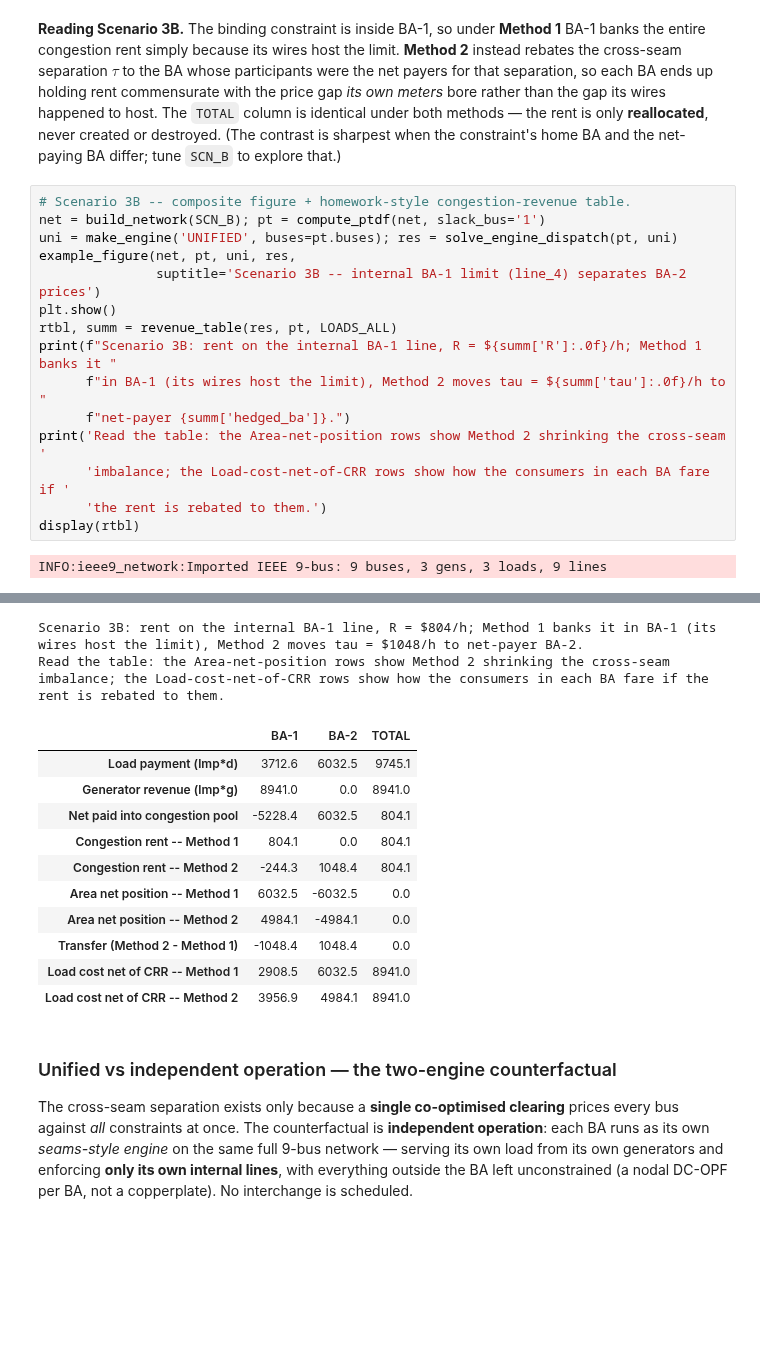
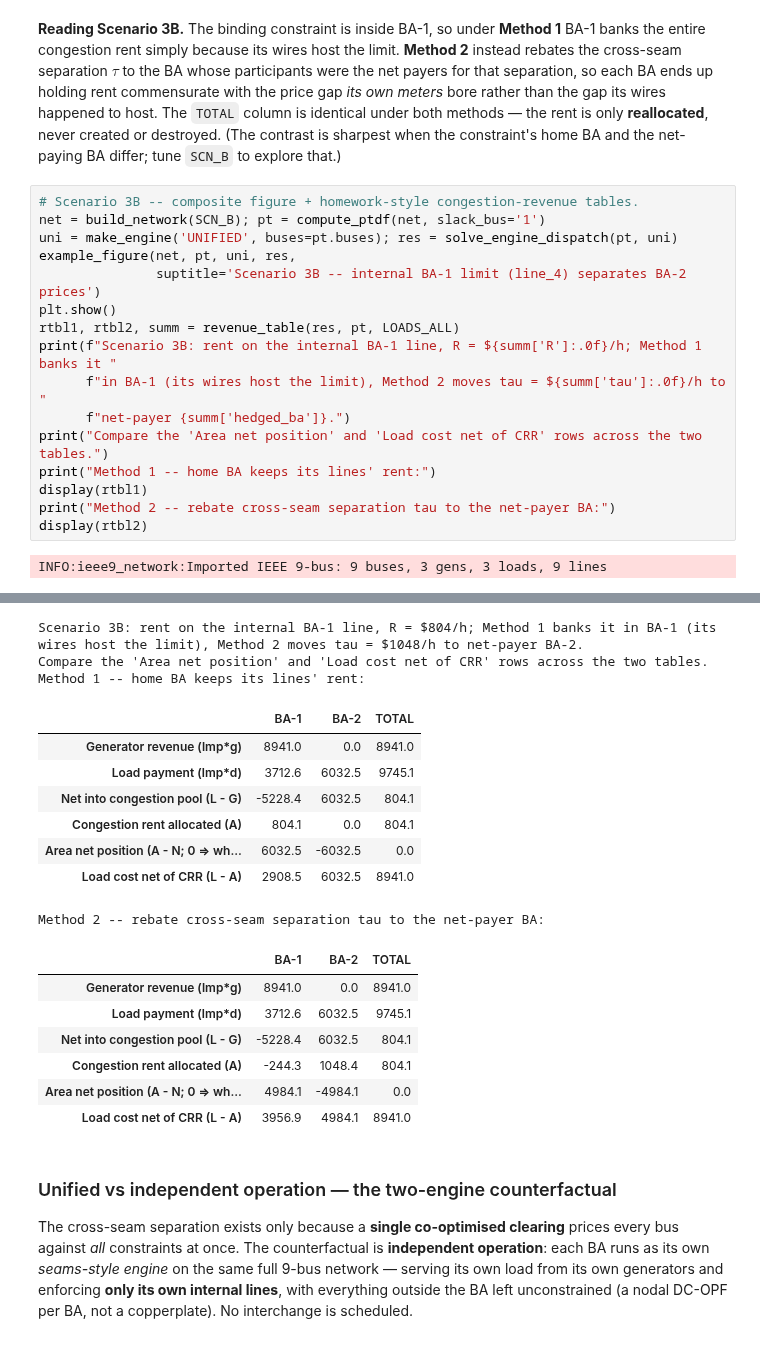
Before and after one commit to pdockery/wscc9-illustrative-model, a Jupyter notebook: congestion_revenue_allocation_example.ipynb, the cells around one changed output, grey strips where cells are left out. Saved outputs shown, nothing was run; the diff lists cells and outputs as text; blank space fills up the shorter version.

```diff
--- a/congestion_revenue_allocation_example.ipynb
+++ b/congestion_revenue_allocation_example.ipynb
@@ -1027,36 +1041,42 @@ gap its wires happened to host. The `TOTAL` column is identical under both metho
 sharpest when the constraint's home BA and the net-paying BA differ; tune `SCN_B`
 to explore that.)
 # %%
-# Scenario 3B -- composite figure + homework-style congestion-revenue table.
+# Scenario 3B -- composite figure + homework-style congestion-revenue tables.
 net = build_network(SCN_B); pt = compute_ptdf(net, slack_bus='1')
 uni = make_engine('UNIFIED', buses=pt.buses); res = solve_engine_dispatch(pt, uni)
 example_figure(net, pt, uni, res,
                suptitle='Scenario 3B -- internal BA-1 limit (line_4) separates BA-2 prices')
 plt.show()
-rtbl, summ = revenue_table(res, pt, LOADS_ALL)
+rtbl1, rtbl2, summ = revenue_table(res, pt, LOADS_ALL)
 print(f"Scenario 3B: rent on the internal BA-1 line, R = ${summ['R']:.0f}/h; Method 1 banks it "
       f"in BA-1 (its wires host the limit), Method 2 moves tau = ${summ['tau']:.0f}/h to "
       f"net-payer {summ['hedged_ba']}.")
-print('Read the table: the Area-net-position rows show Method 2 shrinking the cross-seam '
-      'imbalance; the Load-cost-net-of-CRR rows show how the consumers in each BA fare if '
-      'the rent is rebated to them.')
-display(rtbl)
+print("Compare the 'Area net position' and 'Load cost net of CRR' rows across the two tables.")
+print("Method 1 -- home BA keeps its lines' rent:")
+display(rtbl1)
+print("Method 2 -- rebate cross-seam separation tau to the net-payer BA:")
+display(rtbl2)
 # %% [output]
 INFO:ieee9_network:Imported IEEE 9-bus: 9 buses, 3 gens, 3 loads, 9 lines
 [figure]
 Scenario 3B: rent on the internal BA-1 line, R = $804/h; Method 1 banks it in BA-1 (its wires host the limit), Method 2 moves tau = $1048/h to net-payer BA-2.
-Read the table: the Area-net-position rows show Method 2 shrinking the cross-seam imbalance; the Load-cost-net-of-CRR rows show how the consumers in each BA fare if the rent is rebated to them.
+Compare the 'Area net position' and 'Load cost net of CRR' rows across the two tables.
+Method 1 -- home BA keeps its lines' rent:
 |  | BA-1 | BA-2 | TOTAL |
+| Generator revenue (lmp*g) | 8941.0 | 0.0 | 8941.0 |
 | Load payment (lmp*d) | 3712.6 | 6032.5 | 9745.1 |
-| Generator revenue (lmp*g) | 8941.0 | 0.0 | 8941.0 |
-| Net paid into congestion pool | -5228.4 | 6032.5 | 804.1 |
-| Congestion rent -- Method 1 | 804.1 | 0.0 | 804.1 |
-| Congestion rent -- Method 2 | -244.3 | 1048.4 | 804.1 |
-| Area net position -- Method 1 | 6032.5 | -6032.5 | 0.0 |
-| Area net position -- Method 2 | 4984.1 | -4984.1 | 0.0 |
-| Transfer (Method 2 - Method 1) | -1048.4 | 1048.4 | 0.0 |
-| Load cost net of CRR -- Method 1 | 2908.5 | 6032.5 | 8941.0 |
-| Load cost net of CRR -- Method 2 | 3956.9 | 4984.1 | 8941.0 |
+| Net into congestion pool (L - G) | -5228.4 | 6032.5 | 804.1 |
+| Congestion rent allocated (A) | 804.1 | 0.0 | 804.1 |
+| Area net position (A - N; 0 => wh... | 6032.5 | -6032.5 | 0.0 |
+| Load cost net of CRR (L - A) | 2908.5 | 6032.5 | 8941.0 |
+Method 2 -- rebate cross-seam separation tau to the net-payer BA:
+|  | BA-1 | BA-2 | TOTAL |
+| Generator revenue (lmp*g) | 8941.0 | 0.0 | 8941.0 |
+| Load payment (lmp*d) | 3712.6 | 6032.5 | 9745.1 |
+| Net into congestion pool (L - G) | -5228.4 | 6032.5 | 804.1 |
+| Congestion rent allocated (A) | -244.3 | 1048.4 | 804.1 |
+| Area net position (A - N; 0 => wh... | 4984.1 | -4984.1 | 0.0 |
+| Load cost net of CRR (L - A) | 3956.9 | 4984.1 | 8941.0 |
 # %% [markdown]
 ### Unified vs independent operation — the two-engine counterfactual
 
```
Also changed, not shown: parts of 14 cells of this notebook, 1 other file.
